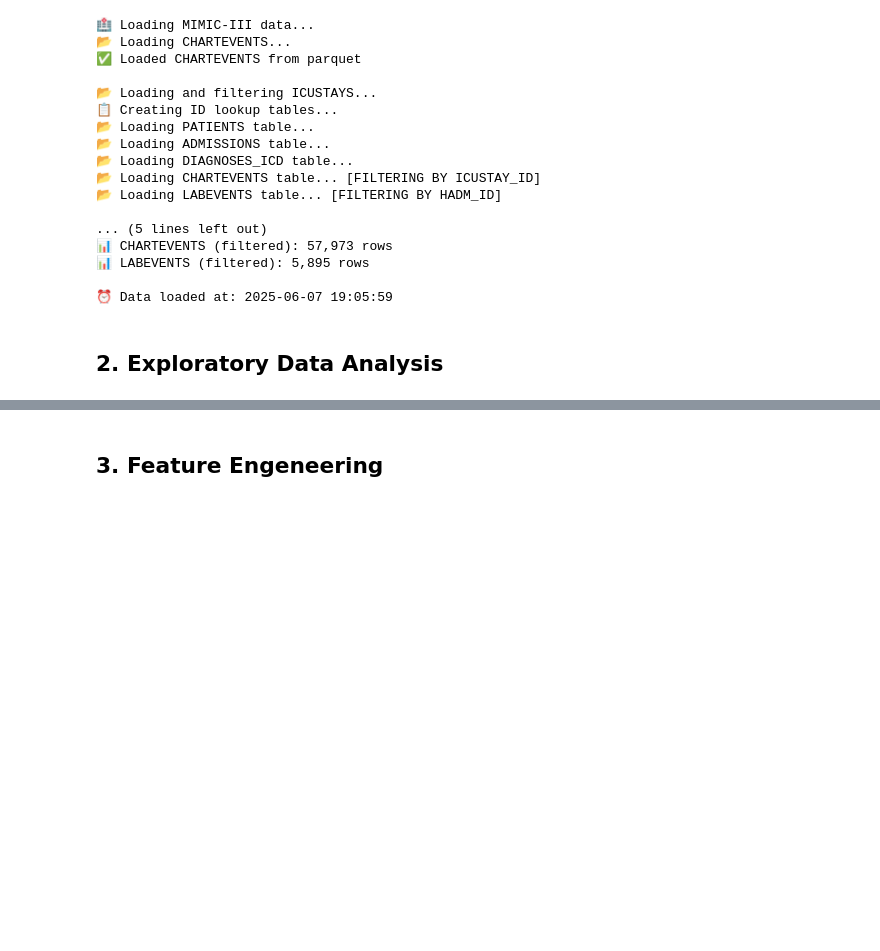
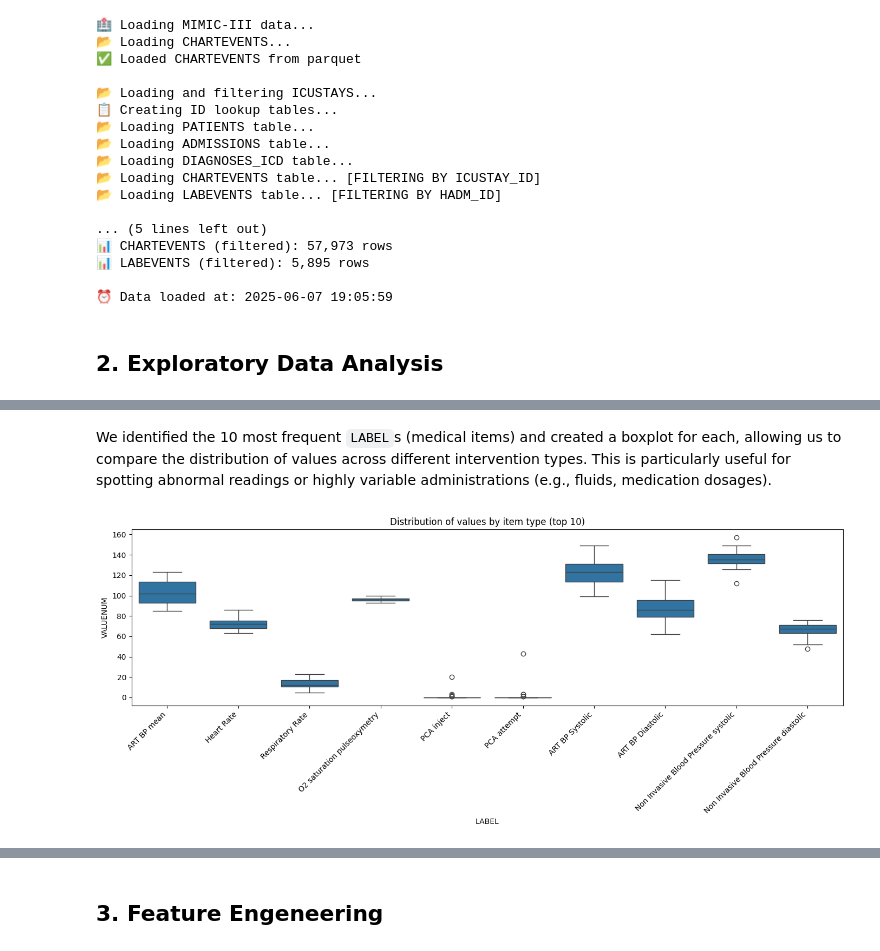
Before and after one commit to barbara-s-neto/ICU_Length_of_Stay_Prediction_MIMIC-III, a Jupyter notebook: GrupoC_BDCC.ipynb, the cells around one changed output, grey strips where cells are left out. Cells and saved outputs as stored; diff of their text form; code cells hidden in the pictures; blank space fills up the shorter version.

```diff
--- a/GrupoC_BDCC.ipynb
+++ b/GrupoC_BDCC.ipynb
@@ -342,0 +396,14 @@ print(f"\n⏰ Data loaded at: {datetime.now().strftime('%Y-%m-%d %H:%M:%S')}")""
+# %% [markdown]
+We identified the 10 most frequent `LABEL`s (medical items) and created a boxplot for each, allowing us to compare the distribution of values across different intervention types. This is particularly useful for spotting abnormal readings or highly variable administrations (e.g., fluids, medication dosages).
+# %%
+    top_items = scatter_df['LABEL'].value_counts().head(10).index
+    box_df = scatter_df[scatter_df['LABEL'].isin(top_items)]
+
+    plt.figure(figsize=(14, 6))
+    sns.boxplot(data=box_df, x='LABEL', y='VALUENUM')
+    plt.xticks(rotation=45, ha='right')
+    plt.title("Distribution of values by item type (top 10)")
+    plt.tight_layout()
+    plt.show()
+# %% [output]
+[figure, added]
```
Also changed, not shown: parts of 9 cells of this notebook.
